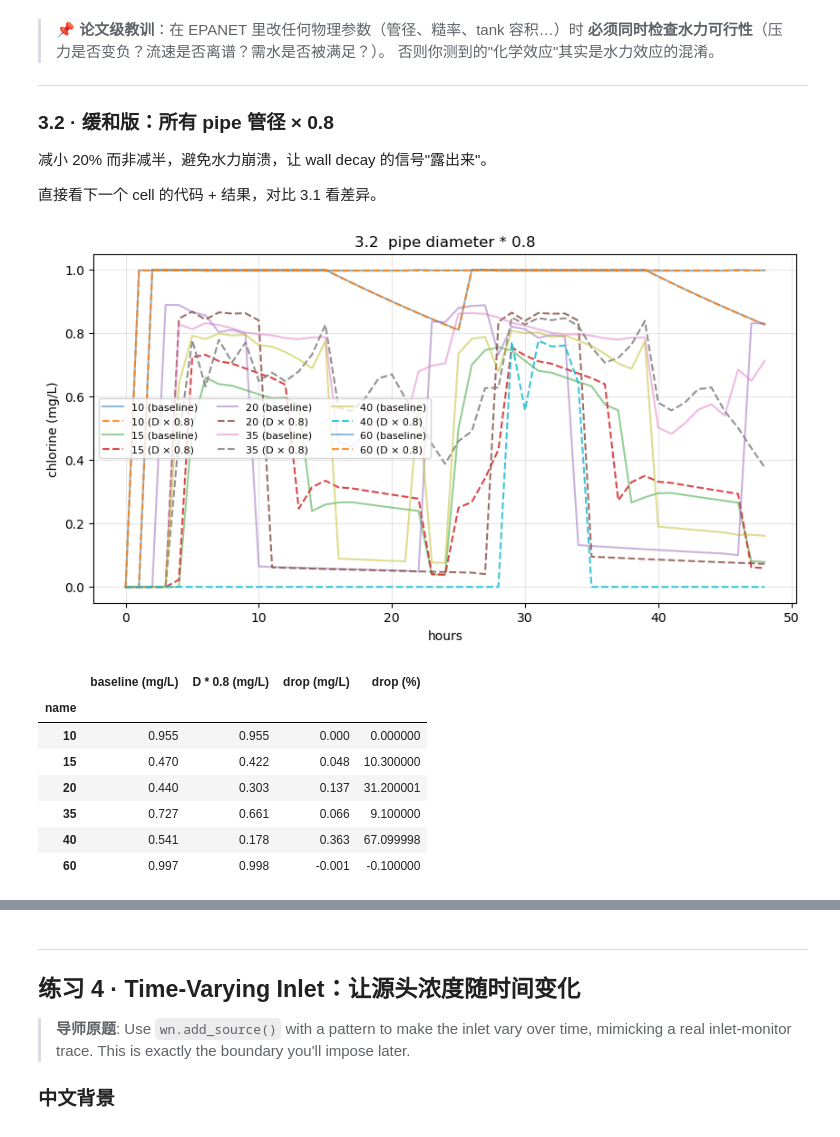
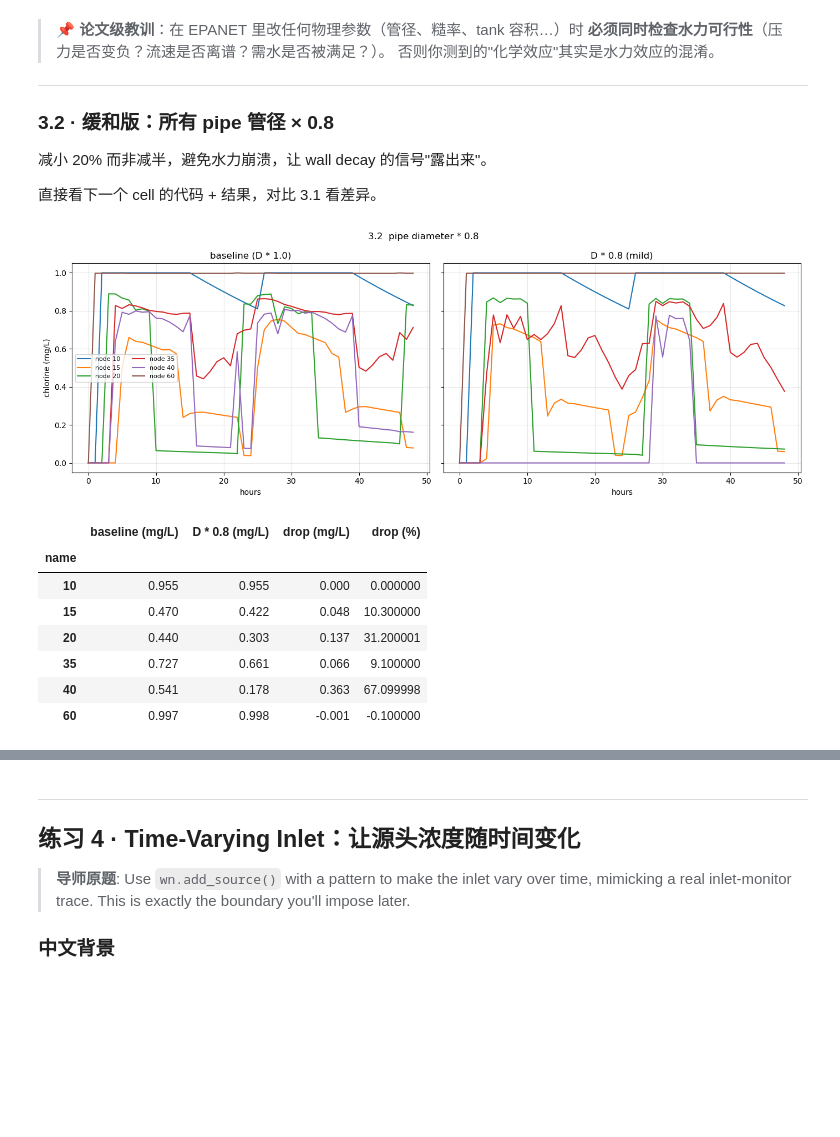
Before and after one commit to Strongxlb/Graduation-Project, a Jupyter notebook: learning/02_exercises.ipynb, the cells around one changed output, grey strips where cells are left out. Drawn from its saved outputs; the diff is of its cells as text; code cells hidden in the pictures; blank space fills up the shorter version.

```diff
--- a/learning/02_exercises.ipynb
+++ b/learning/02_exercises.ipynb
@@ -273,14 +292,21 @@ def halve_diameters(wn):
 ts_base_31 = simulate_chlorine(kb_per_day=-0.5, kw_per_day=-0.1)
 ts_half_31 = simulate_chlorine(kb_per_day=-0.5, kw_per_day=-0.1, pre_run=halve_diameters)
 
-fig, ax = plt.subplots(figsize=(10, 5))
+# 同一个 node 用相同颜色；baseline 与 D×0.5 分两幅画，便于一一对应
+node_colors = {n: c for n, c in zip(MONITOR_NODES,
+               plt.rcParams['axes.prop_cycle'].by_key()['color'])}
+fig, (axL, axR) = plt.subplots(1, 2, figsize=(14, 5), sharey=True)
 for n in MONITOR_NODES:
-    ax.plot(ts_base_31.index, ts_base_31[n], '-',  alpha=0.5, label=f'{n} (baseline)')
-    ax.plot(ts_half_31.index, ts_half_31[n], '--', alpha=0.85, label=f'{n} (D × 0.5)')
-ax.set_xlabel('hours'); ax.set_ylabel('chlorine (mg/L)')
-ax.set_title('3.1  pipe diameter * 0.5')
-ax.legend(ncol=3, fontsize=8); ax.grid(alpha=0.3)
-plt.show()
+    axL.plot(ts_base_31.index, ts_base_31[n], color=node_colors[n], label=f'node {n}')
+    axR.plot(ts_half_31.index, ts_half_31[n], color=node_colors[n], label=f'node {n}')
+axL.set_title('baseline (D * 1.0)')
+axR.set_title('D * 0.5 (brute force)')
+axL.set_ylabel('chlorine (mg/L)')
+for ax in (axL, axR):
+    ax.set_xlabel('hours'); ax.grid(alpha=0.3)
+axL.legend(ncol=2, fontsize=8)
+fig.suptitle('3.1  pipe diameter * 0.5')
+plt.tight_layout(); plt.show()
 
 diff_31 = pd.DataFrame({
     'baseline (mg/L)' : ts_base_31.iloc[-24:].mean().round(3),
@@ -341,33 +367,40 @@ diff_31
 # %%
 # === 3.2 · 所有 pipe 管径 × 0.8（缓和版） ===
 
 def shrink_diameters_80(wn):
     """Reduce every pipe diameter by 20% (pre_run hook)."""
     for pname in wn.pipe_name_list:
         pipe = wn.get_link(pname)
         pipe.diameter *= 0.8
 
 ts_base_32 = simulate_chlorine(kb_per_day=-0.5, kw_per_day=-0.1)
 ts_thin_32 = simulate_chlorine(kb_per_day=-0.5, kw_per_day=-0.1, pre_run=shrink_diameters_80)
 
-fig, ax = plt.subplots(figsize=(10, 5))
+# 同一个 node 用相同颜色；baseline 与 D×0.8 分两幅画，便于一一对应
+node_colors = {n: c for n, c in zip(MONITOR_NODES,
+               plt.rcParams['axes.prop_cycle'].by_key()['color'])}
+fig, (axL, axR) = plt.subplots(1, 2, figsize=(14, 5), sharey=True)
 for n in MONITOR_NODES:
-    ax.plot(ts_base_32.index, ts_base_32[n], '-',  alpha=0.5, label=f'{n} (baseline)')
-    ax.plot(ts_thin_32.index, ts_thin_32[n], '--', alpha=0.85, label=f'{n} (D × 0.8)')
-ax.set_xlabel('hours'); ax.set_ylabel('chlorine (mg/L)')
-ax.set_title('3.2  pipe diameter * 0.8')
-ax.legend(ncol=3, fontsize=8); ax.grid(alpha=0.3)
-plt.show()
+    axL.plot(ts_base_32.index, ts_base_32[n], color=node_colors[n], label=f'node {n}')
+    axR.plot(ts_thin_32.index, ts_thin_32[n], color=node_colors[n], label=f'node {n}')
+axL.set_title('baseline (D * 1.0)')
+axR.set_title('D * 0.8 (mild)')
+axL.set_ylabel('chlorine (mg/L)')
+for ax in (axL, axR):
+    ax.set_xlabel('hours'); ax.grid(alpha=0.3)
+axL.legend(ncol=2, fontsize=8)
+fig.suptitle('3.2  pipe diameter * 0.8')
+plt.tight_layout(); plt.show()
 
 diff_32 = pd.DataFrame({
     'baseline (mg/L)' : ts_base_32.iloc[-24:].mean().round(3),
     'D * 0.8 (mg/L)'  : ts_thin_32.iloc[-24:].mean().round(3),
     'drop (mg/L)'     : (ts_base_32.iloc[-24:].mean() - ts_thin_32.iloc[-24:].mean()).round(3),
     'drop (%)'        : ((1 - ts_thin_32.iloc[-24:].mean() / ts_base_32.iloc[-24:].mean()) * 100).round(1),
 })
 diff_32
 # %% [output]
-[figure, old version]
+[figure, new version]
 |  | baseline (mg/L) | D * 0.8 (mg/L) | drop (mg/L) | drop (%) |
 | name |  |  |  |  |
 | 10 | 0.955 | 0.955 | 0.000 | 0.000000 |
```
Also changed, not shown: parts of 8 cells of this notebook.
